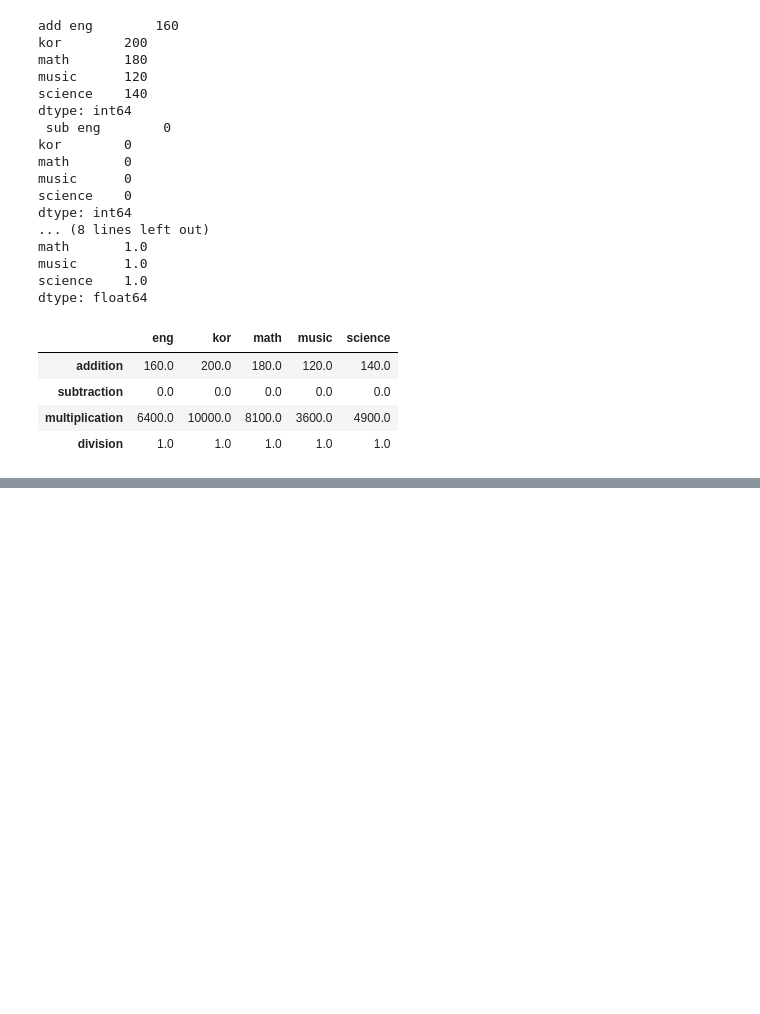
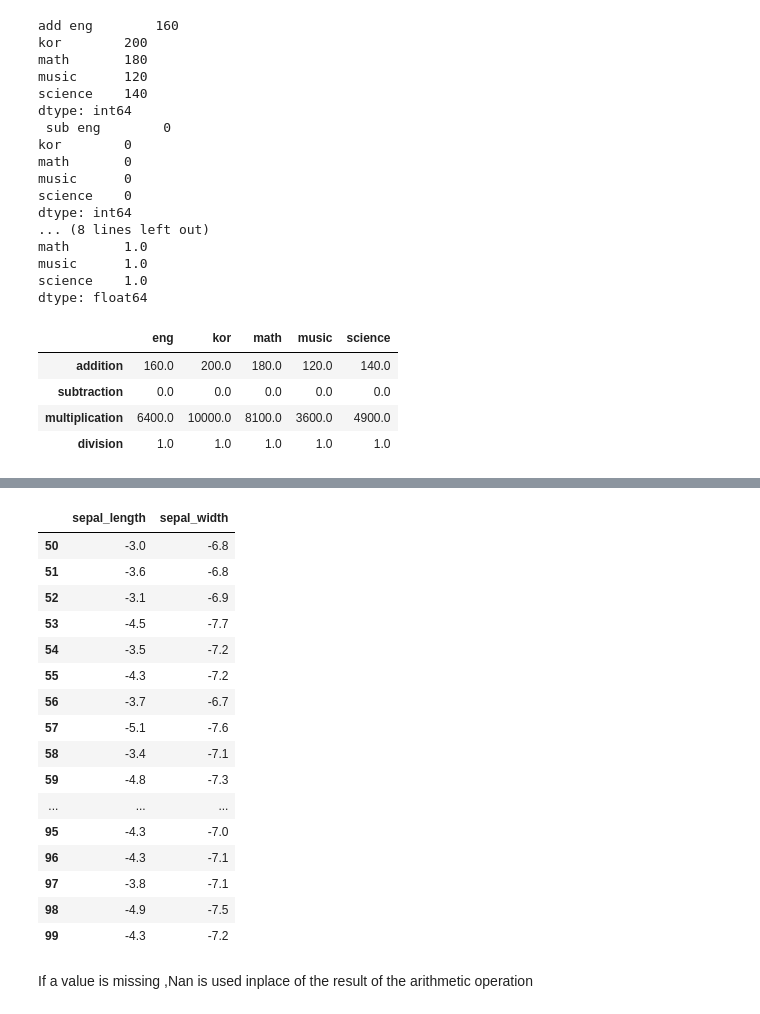
Before and after one commit to AlysterBenedict/AIML, a Jupyter notebook: Pandas/pandas.ipynb, the cells around one changed output, grey strips where cells are left out. Saved outputs shown, nothing was run; the diff lists cells and outputs as text; code cells hidden in the pictures; blank space fills up the shorter version.

```diff
--- a/Pandas/pandas.ipynb
+++ b/Pandas/pandas.ipynb
@@ -1014,0 +1052,3 @@ result
+# %%
+import seaborn as sns
+iris=sns.load_dataset('iris')
@@ -1014,0 +1064,4 @@ result
+# %%
+#selecting specific columns from the irirs dataset
+df=iris.loc[:,['sepal_length','sepal_width']]  #all rows and specific columns
+df.head()
@@ -1014,0 +1088,23 @@ result
+# %%
+subtraction=df-10
+subtraction.iloc[50:100]
+# %% [output]
+|  | sepal_length | sepal_width |
+| 50 | -3.0 | -6.8 |
+| 51 | -3.6 | -6.8 |
+| 52 | -3.1 | -6.9 |
+| 53 | -4.5 | -7.7 |
+| 54 | -3.5 | -7.2 |
+| 55 | -4.3 | -7.2 |
+| 56 | -3.7 | -6.7 |
+| 57 | -5.1 | -7.6 |
+| 58 | -3.4 | -7.1 |
+| 59 | -4.8 | -7.3 |
+| ... | ... | ... |
+| 95 | -4.3 | -7.0 |
+| 96 | -4.3 | -7.1 |
+| 97 | -3.8 | -7.1 |
+| 98 | -4.9 | -7.5 |
+| 99 | -4.3 | -7.2 |
+# %% [markdown]
+If a value is missing ,Nan is used inplace of the result of the arithmetic operation
```
Also changed, not shown: parts of 13 cells of this notebook.
